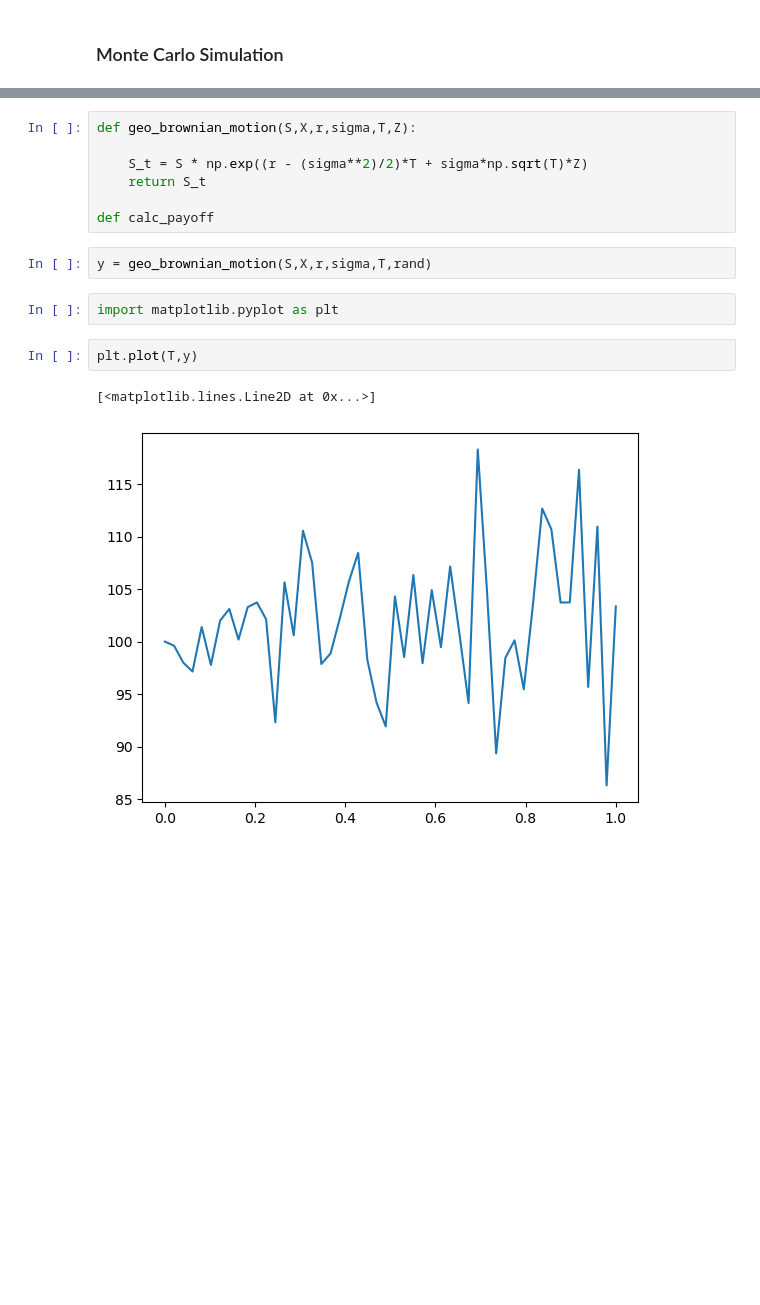
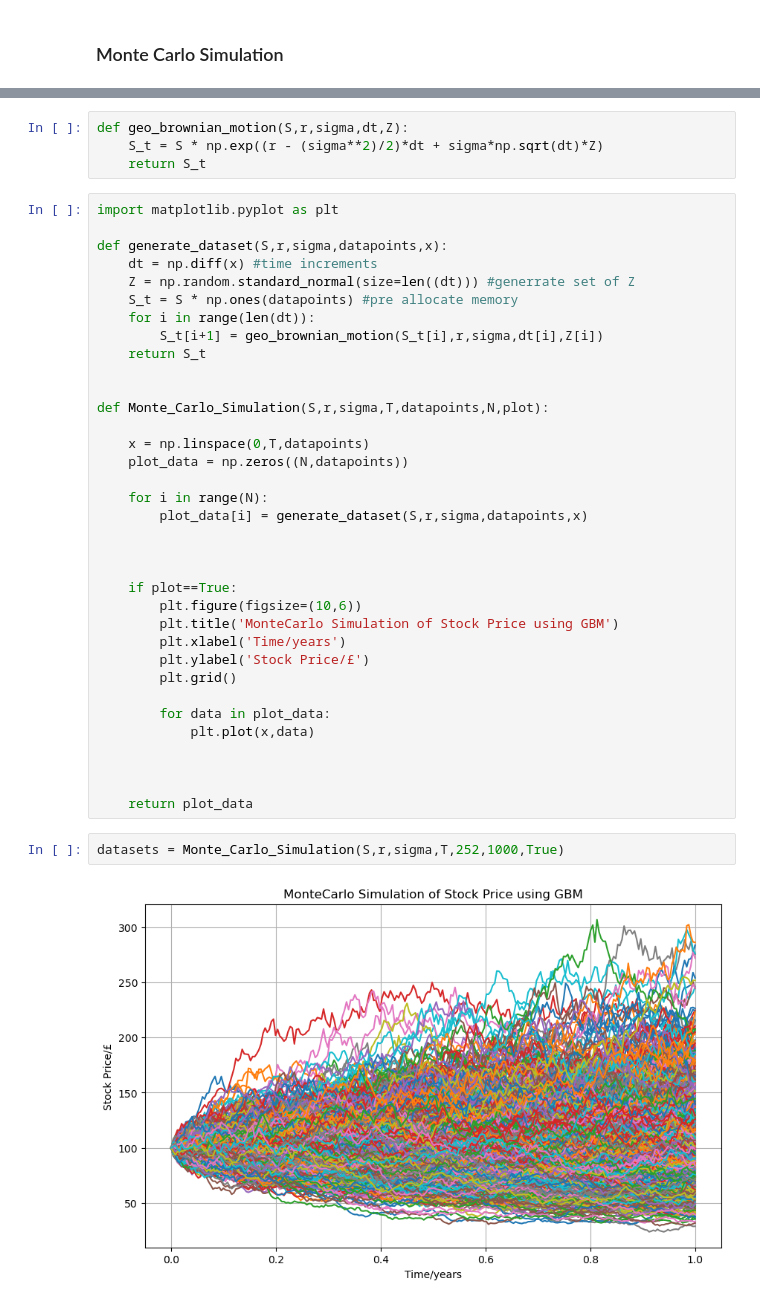
Before and after one commit to LilacOrchid/BlackScholesMonteCarlo, a Jupyter notebook: Black Scholes.ipynb, the cells around one changed output, grey strips where cells are left out. Drawn from its saved outputs; the diff is of its cells as text; blank space fills up the shorter version.

```diff
--- a/Black Scholes.ipynb
+++ b/Black Scholes.ipynb
@@ -205,16 +196,43 @@ len(T)
 # %%
-def geo_brownian_motion(S,X,r,sigma,T,Z):
-
-    S_t = S * np.exp((r - (sigma**2)/2)*T + sigma*np.sqrt(T)*Z)
+def geo_brownian_motion(S,r,sigma,dt,Z):
+    S_t = S * np.exp((r - (sigma**2)/2)*dt + sigma*np.sqrt(dt)*Z)
     return S_t
-
-def calc_payoff
 # %%
-y = geo_brownian_motion(S,X,r,sigma,T,rand)
+import matplotlib.pyplot as plt
+
+def generate_dataset(S,r,sigma,datapoints,x):
+    dt = np.diff(x) #time increments
+    Z = np.random.standard_normal(size=len((dt))) #generrate set of Z
+    S_t = S * np.ones(datapoints) #pre allocate memory
+    for i in range(len(dt)):
+        S_t[i+1] = geo_brownian_motion(S_t[i],r,sigma,dt[i],Z[i])
+    return S_t
+
+
+def Monte_Carlo_Simulation(S,r,sigma,T,datapoints,N,plot):
+
+    x = np.linspace(0,T,datapoints)
+    plot_data = np.zeros((N,datapoints))
+
+    for i in range(N):
+        plot_data[i] = generate_dataset(S,r,sigma,datapoints,x)
+
+
+
+    if plot==True:
+        plt.figure(figsize=(10,6))
+        plt.title('MonteCarlo Simulation of Stock Price using GBM')
+        plt.xlabel('Time/years')
+        plt.ylabel('Stock Price/£')
+        plt.grid()
+
+        for data in plot_data:
+            plt.plot(x,data)
+
+
+
+    return plot_data
-# %%
-import matplotlib.pyplot as plt
-# %%
-plt.plot(T,y)
-# %% [output]
-[<matplotlib.lines.Line2D at 0x...>]
-[figure, removed]
+# %%
+datasets = Monte_Carlo_Simulation(S,r,sigma,T,252,1000,True)
+# %% [output]
+[figure, added]
```
Also changed, not shown: parts of 11 cells of this notebook.
